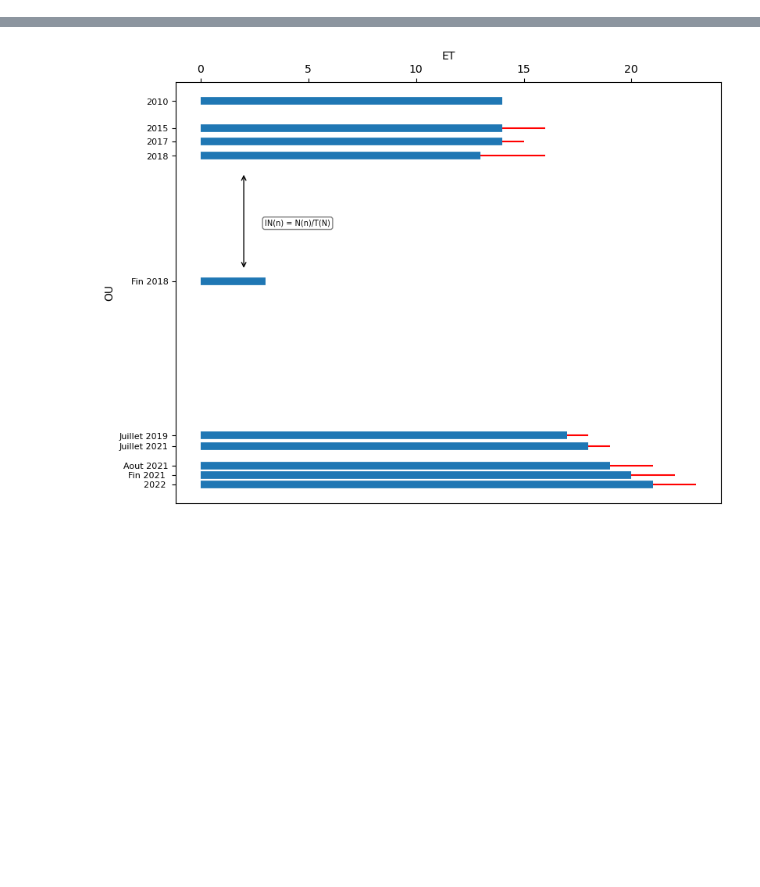
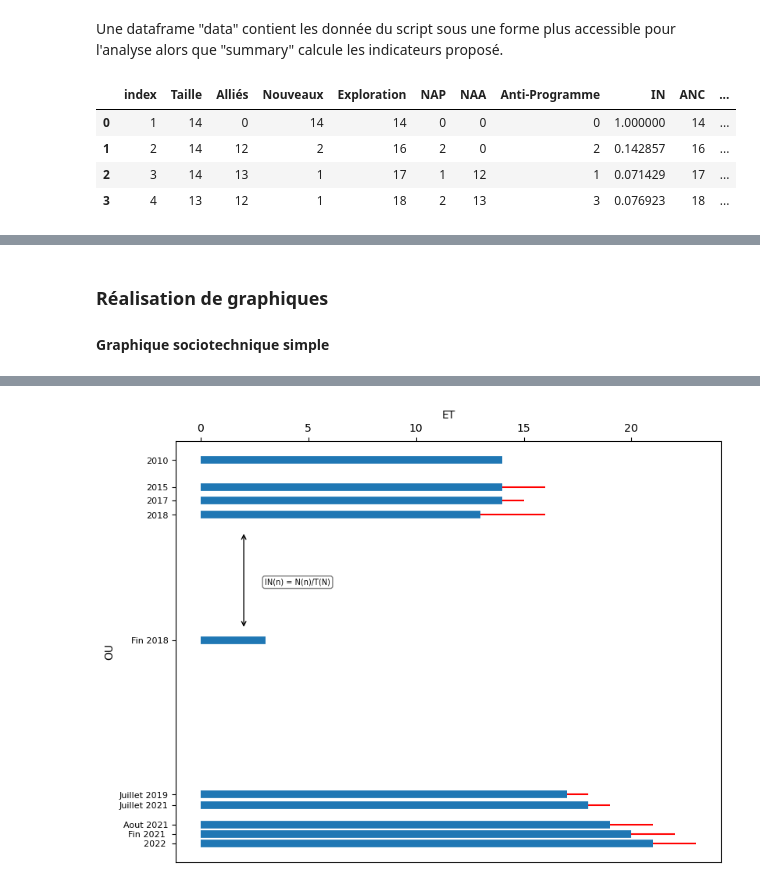
Before and after one commit to GlozingNeuter/vigilant-octo-barnacle, a Jupyter notebook: description.ipynb, the cells around one changed output, grey strips where cells are left out. Saved outputs shown, nothing was run; the diff lists cells and outputs as text; code cells hidden in the pictures; blank space fills up the shorter version.

```diff
--- a/description.ipynb
+++ b/description.ipynb
@@ -183,0 +184,11 @@ data
+# %% [markdown]
+Une dataframe "data" contient les donnée du script sous une forme plus accessible pour l'analyse alors que "summary" calcule les indicateurs proposé.
+# %%
+display(script2csv("./input/cinergie.txt")[0])
+display(script2csv("./input/cinergie.txt")[1])
+# %% [output]
+|  | index | Taille | Alliés | Nouveaux | Exploration | NAP | NAA | Anti-Programme | IN | ANC | ... |
+| 0 | 1 | 14 | 0 | 14 | 14 | 0 | 0 | 0 | 1.000000 | 14 | ... |
+| 1 | 2 | 14 | 12 | 2 | 16 | 2 | 0 | 2 | 0.142857 | 16 | ... |
+| 2 | 3 | 14 | 13 | 1 | 17 | 1 | 12 | 1 | 0.071429 | 17 | ... |
+| 3 | 4 | 13 | 12 | 1 | 18 | 2 | 13 | 3 | 0.076923 | 18 | ... |
@@ -183,0 +200,4 @@ data
+# %% [markdown]
+### Réalisation de graphiques
+
+#### Graphique sociotechnique simple
```
Also changed, not shown: parts of 23 cells of this notebook, 2 other files.
